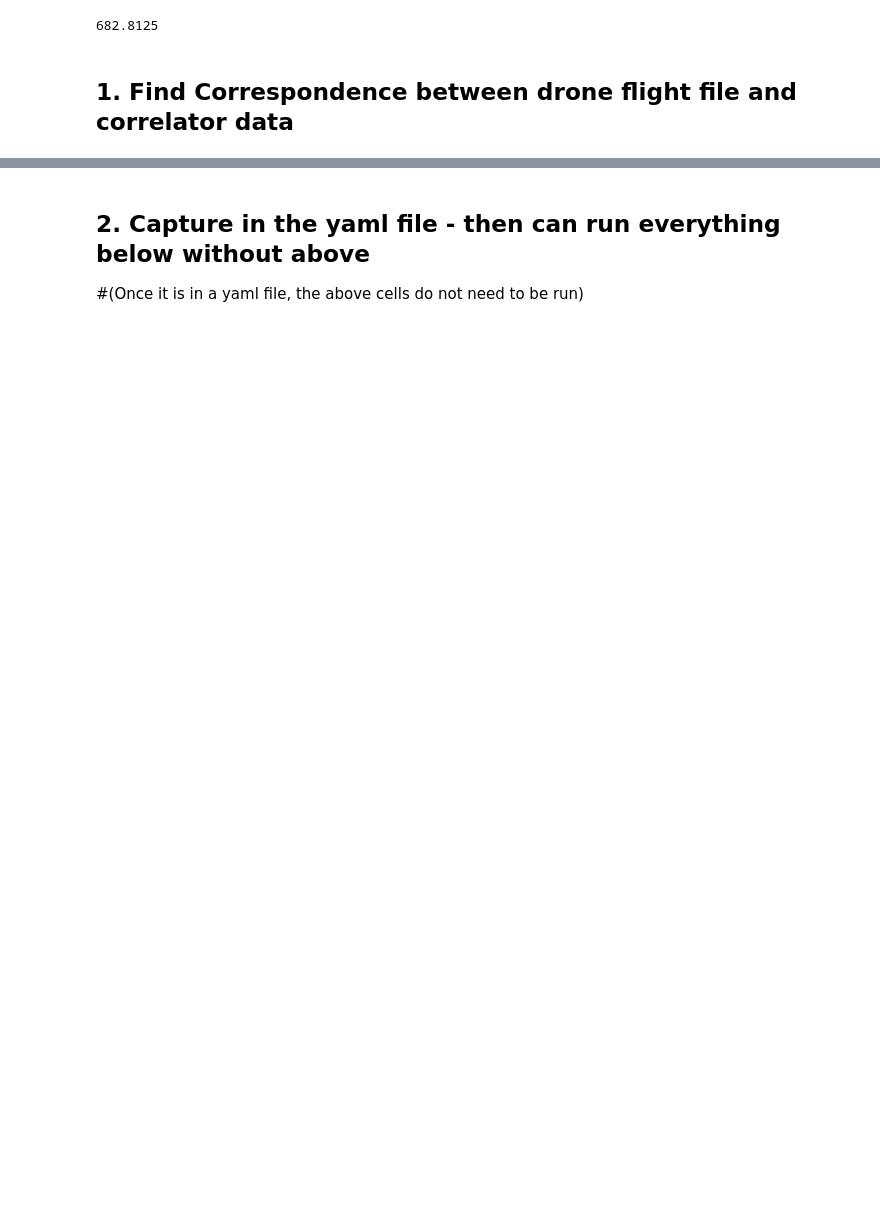
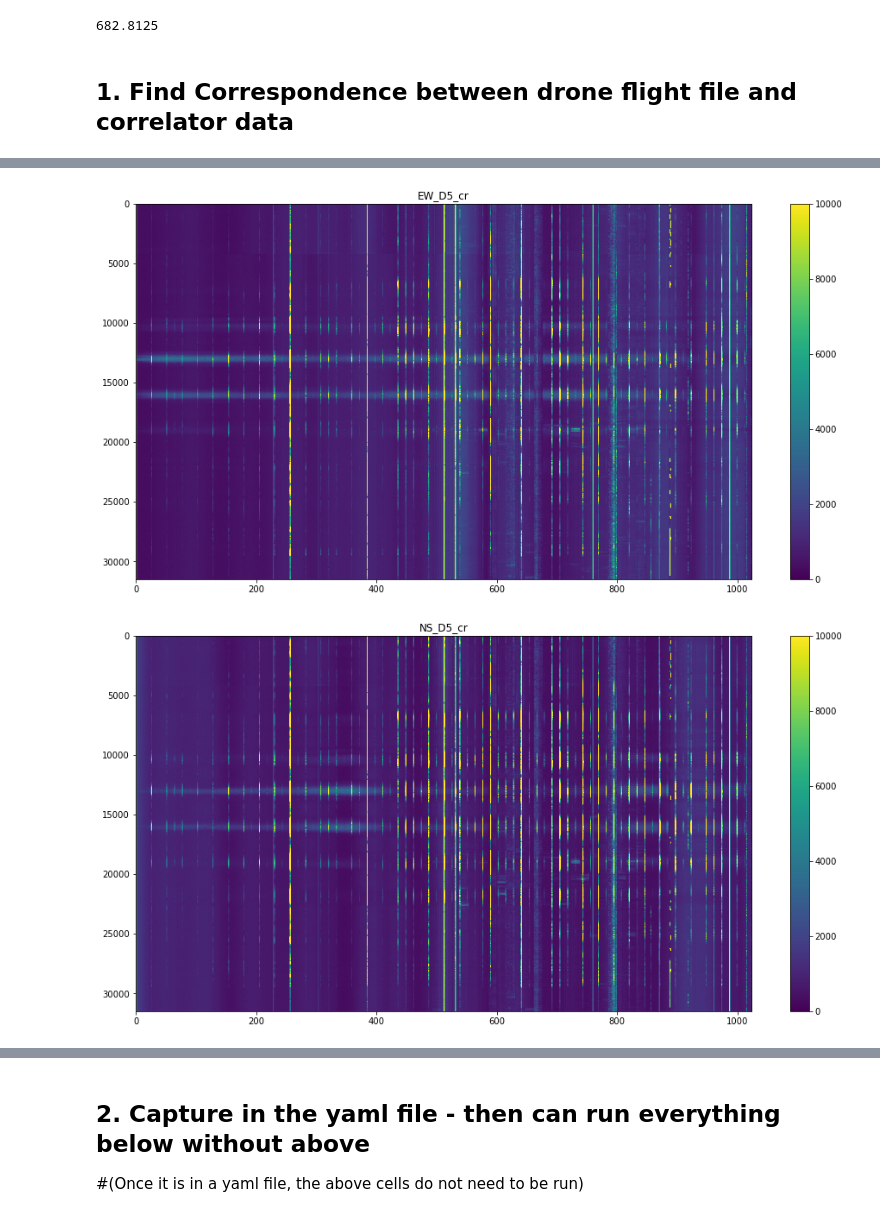
Before and after one commit to WrightLaboratory/DigitalNoiseSource, a Jupyter notebook: notebooks/LBN_DNS_GBO.ipynb, the cells around one changed output, grey strips where cells are left out. Cells and saved outputs as stored; diff of their text form; code cells hidden in the pictures; blank space fills up the shorter version.

```diff
--- a/notebooks/LBN_DNS_GBO.ipynb
+++ b/notebooks/LBN_DNS_GBO.ipynb
@@ -317,0 +319,11 @@ for j in np.arange(0,len(crmap)):
+# %%
+for j in crosses:
+    fig=figure(figsize=(16,8))
+    plt.imshow(abs(concatdata.V_cross[:,:,j]),aspect='auto',vmin=0,vmax=10000)
+    #plt.xlim(tclb,tcub)
+    plt.title(chnames[j])
+    plt.colorbar()
+    plt.show()
+# %% [output]
+[figure, added]
+[figure, added]
```
Also changed, not shown: parts of 15 cells of this notebook.
